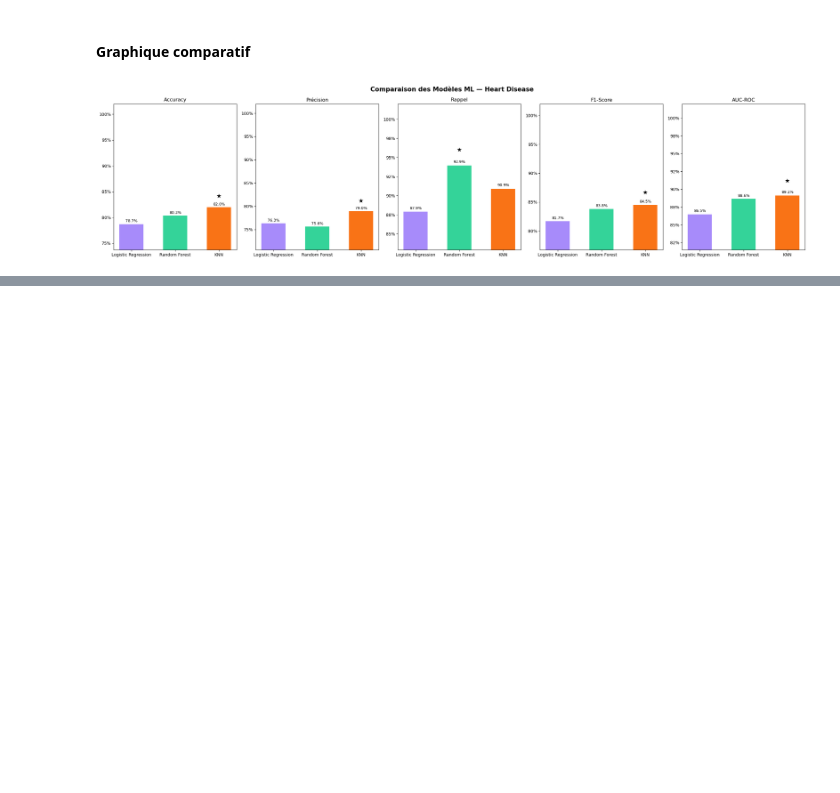
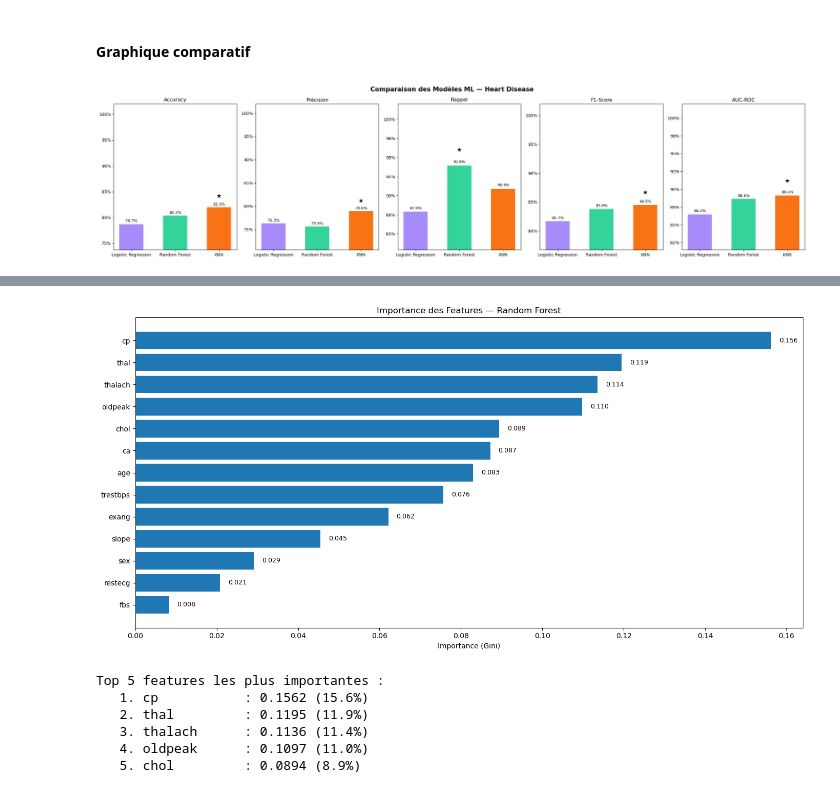
Before and after one commit to Lanja7126/Examen_ML, a Jupyter notebook: heart.ipynb, the cells around one changed output, grey strips where cells are left out. Cells and saved outputs as stored; diff of their text form; code cells hidden in the pictures; blank space fills up the shorter version.

```diff
--- a/heart.ipynb
+++ b/heart.ipynb
@@ -536,0 +656,35 @@ plt.show()
+# %%
+# Importance des features — Random Forest
+rf_model = models["Random Forest"]["model"]
+importances = rf_model.feature_importances_
+feat_names  = X.columns.tolist()
+idx_sorted  = np.argsort(importances)[::-1]
+
+fig, ax = plt.subplots(figsize=(14, 7))
+
+sorted_feat_names = [feat_names[i] for i in idx_sorted[::-1]]
+sorted_importances = importances[idx_sorted[::-1]]
+
+bars = ax.barh(sorted_feat_names, sorted_importances)
+ax.set_xlabel("Importance (Gini)")
+ax.set_title("Importance des Features — Random Forest")
+
+for i, (bar, val) in enumerate(zip(bars, sorted_importances)):
+    ax.text(val + 0.002, bar.get_y() + bar.get_height()/2,
+            f'{val:.3f}', va='center', fontsize=9)
+
+plt.tight_layout()
+plt.savefig('./images/evaluation/importance.png', dpi=130, bbox_inches='tight')
+plt.show()
+
+print("\nTop 5 features les plus importantes :")
+for i, idx in enumerate(idx_sorted[:5], 1):
+    print(f"   {i}. {feat_names[idx]:12s} : {importances[idx]:.4f} ({importances[idx]/importances.sum()*100:.1f}%)")
+# %% [output]
+[figure, added]
+Top 5 features les plus importantes :
+   1. cp           : 0.1562 (15.6%)
+   2. thal         : 0.1195 (11.9%)
+   3. thalach      : 0.1136 (11.4%)
+   4. oldpeak      : 0.1097 (11.0%)
+   5. chol         : 0.0894 (8.9%)
```
Also changed, not shown: parts of 7 cells of this notebook, 4 other files.
